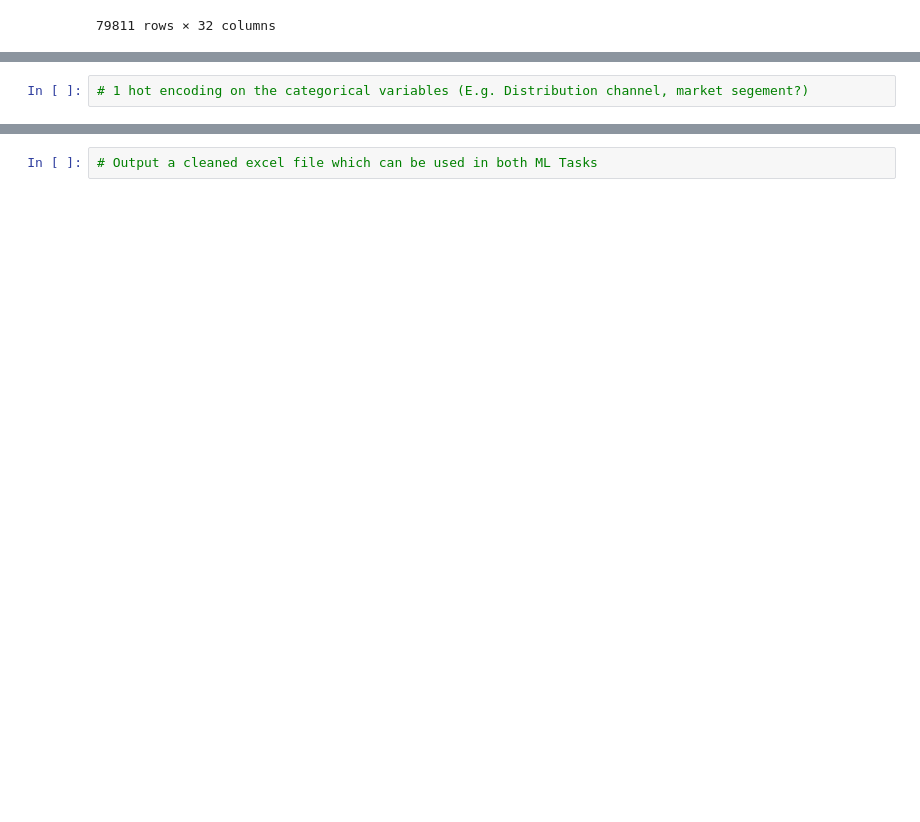
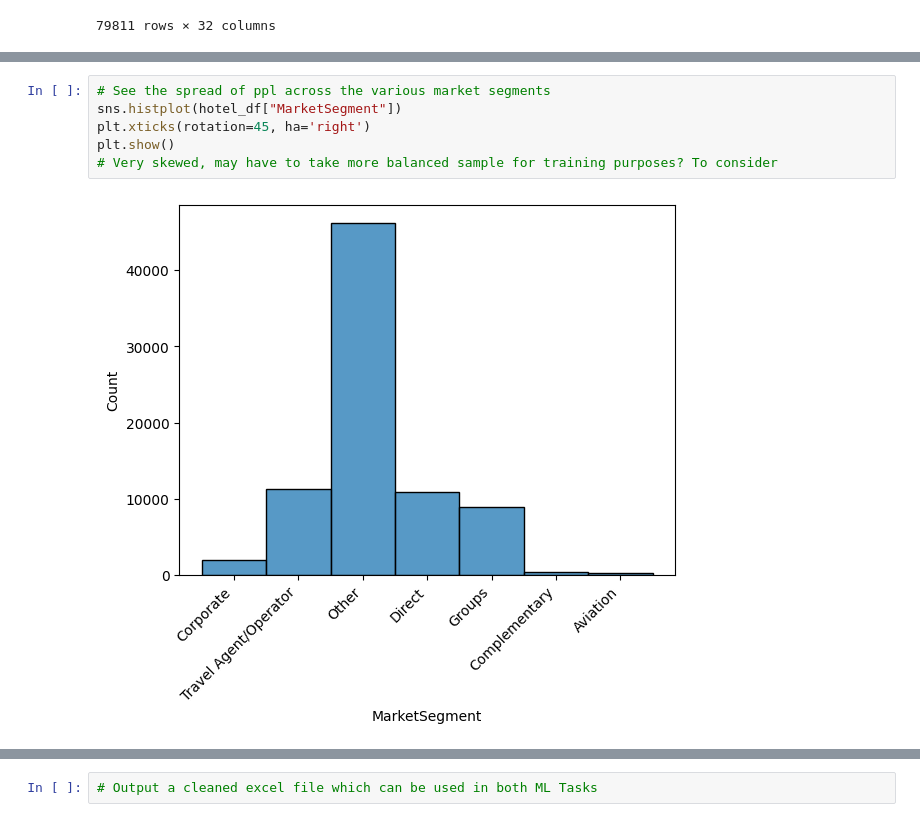
Before and after one commit to Buwoo/BT4211_Hotel, a Jupyter notebook: Hotel_EDA.ipynb, the cells around one changed output, grey strips where cells are left out. Cells and saved outputs as stored; diff of their text form; blank space fills up the shorter version.

```diff
--- a/Hotel_EDA.ipynb
+++ b/Hotel_EDA.ipynb
@@ -131,3 +153,9 @@ sns.histplot(hotel_df["Continent"])
 [figure]
-# %%
-# 1 hot encoding on the categorical variables (E.g. Distribution channel, market segement?)
+# %%
+# See the spread of ppl across the various market segments
+sns.histplot(hotel_df["MarketSegment"])
+plt.xticks(rotation=45, ha='right')
+plt.show()
+# Very skewed, may have to take more balanced sample for training purposes? To consider
+# %% [output]
+[figure, added]
```
Also changed, not shown: parts of 9 cells of this notebook.
